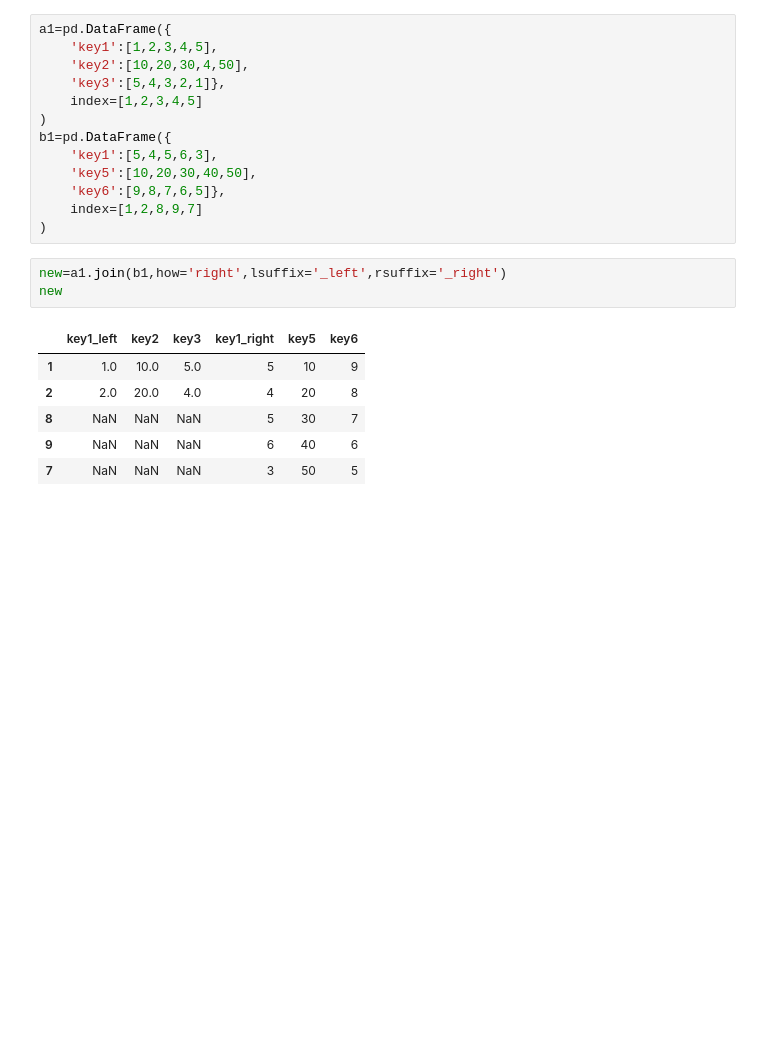
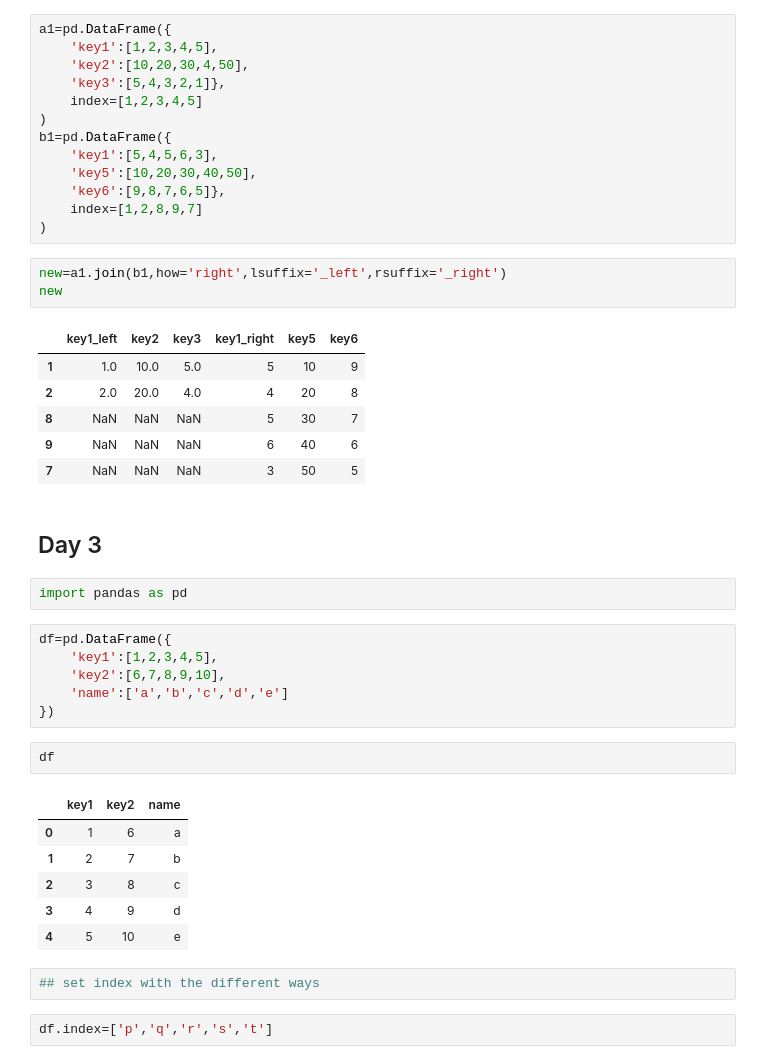
Before and after one commit to Rupeshkumar96/Machine_Learning, a Jupyter notebook: Pandas.ipynb, the cells around one changed output. Saved outputs shown, nothing was run; the diff lists cells and outputs as text; blank space fills up the shorter version.

Commit message:
Example of pandas function

```diff
--- a/Pandas.ipynb
+++ b/Pandas.ipynb
@@ -649,3 +651,26 @@ new
 | 8 | NaN | NaN | NaN | 5 | 30 | 7 |
 | 9 | NaN | NaN | NaN | 6 | 40 | 6 |
 | 7 | NaN | NaN | NaN | 3 | 50 | 5 |
+# %% [markdown]
+## Day 3
+# %%
+import pandas as pd
+# %%
+df=pd.DataFrame({
+    'key1':[1,2,3,4,5],
+    'key2':[6,7,8,9,10],
+    'name':['a','b','c','d','e']
+})
+# %%
+df
+# %% [output]
+|  | key1 | key2 | name |
+| 0 | 1 | 6 | a |
+| 1 | 2 | 7 | b |
+| 2 | 3 | 8 | c |
+| 3 | 4 | 9 | d |
+| 4 | 5 | 10 | e |
+# %%
+## set index with the different ways
+# %%
+df.index=['p','q','r','s','t']
```
Also changed, not shown: parts of 35 cells of this notebook.
